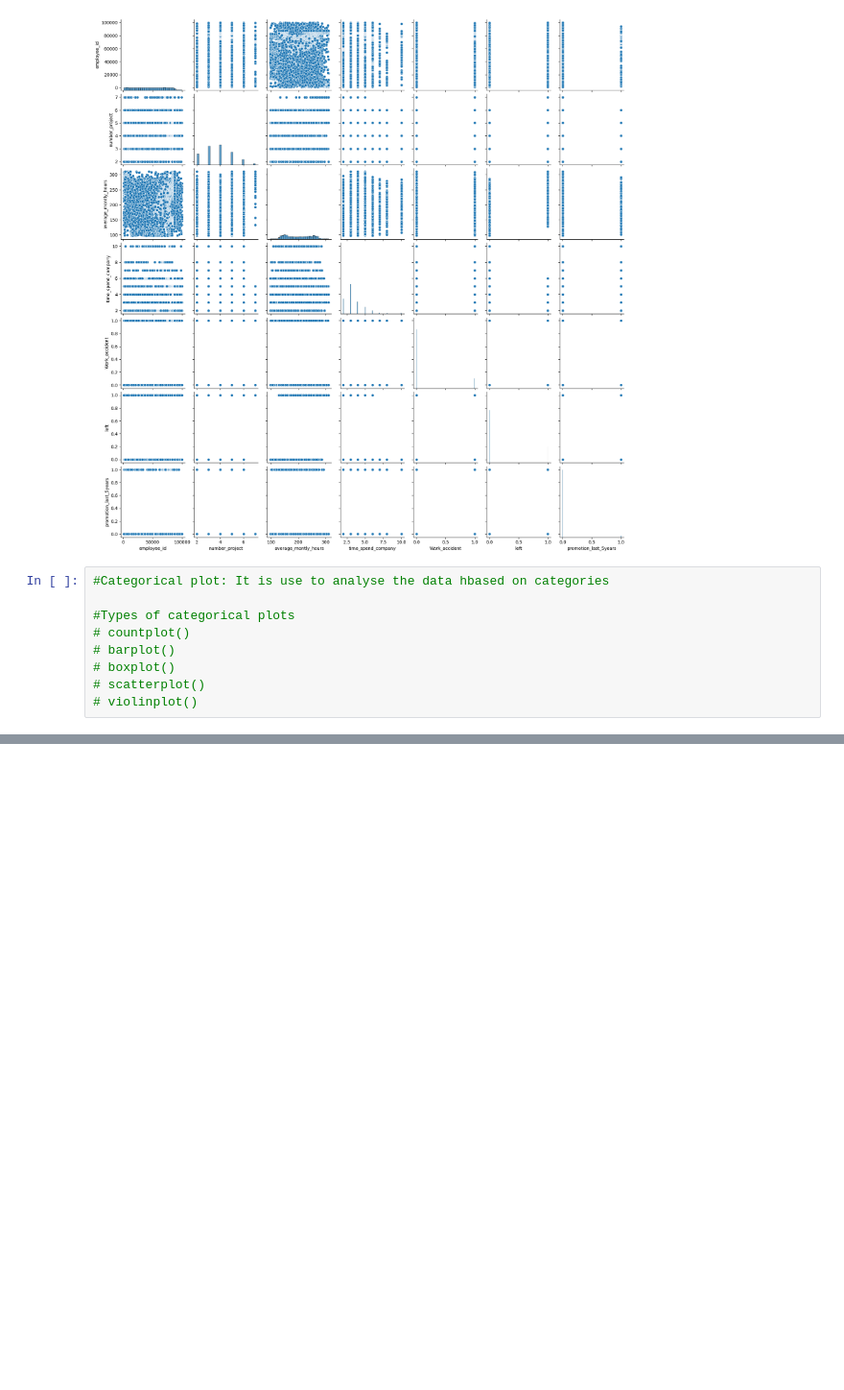
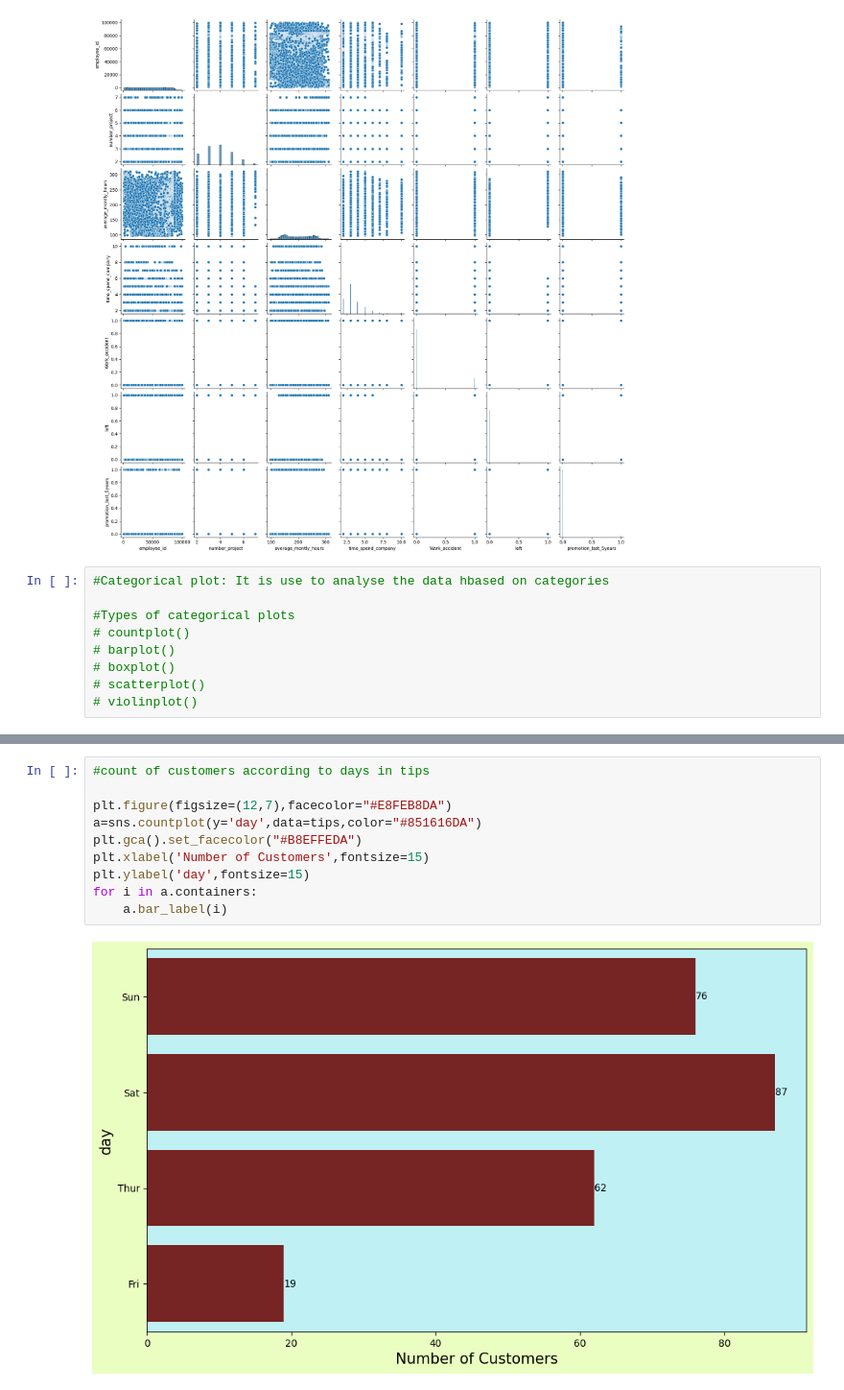
Before and after one commit to ansarali3339/Pyhton-Libaries, a Jupyter notebook: seaborn.ipynb, the cells around one changed output, grey strips where cells are left out. Shown at 96% size. Drawn from its saved outputs; the diff is of its cells as text; blank space fills up the shorter version.

```diff
--- a/seaborn.ipynb
+++ b/seaborn.ipynb
@@ -200,0 +235,12 @@ sns.pairplot(hr)
+# %%
+#count of customers according to days in tips
+
+plt.figure(figsize=(12,7),facecolor="#E8FEB8DA")
+a=sns.countplot(y='day',data=tips,color="#851616DA")
+plt.gca().set_facecolor("#B8EFFEDA")
+plt.xlabel('Number of Customers',fontsize=15)
+plt.ylabel('day',fontsize=15)
+for i in a.containers:
+    a.bar_label(i)
+# %% [output]
+[figure, added]
```
Also changed, not shown: parts of 32 cells of this notebook.
